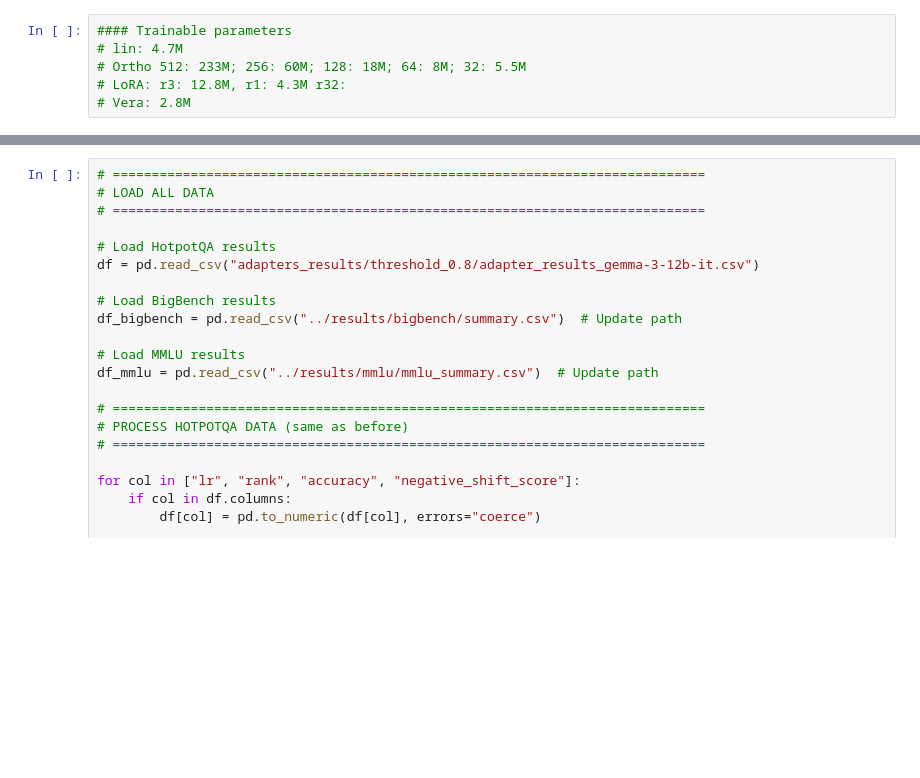
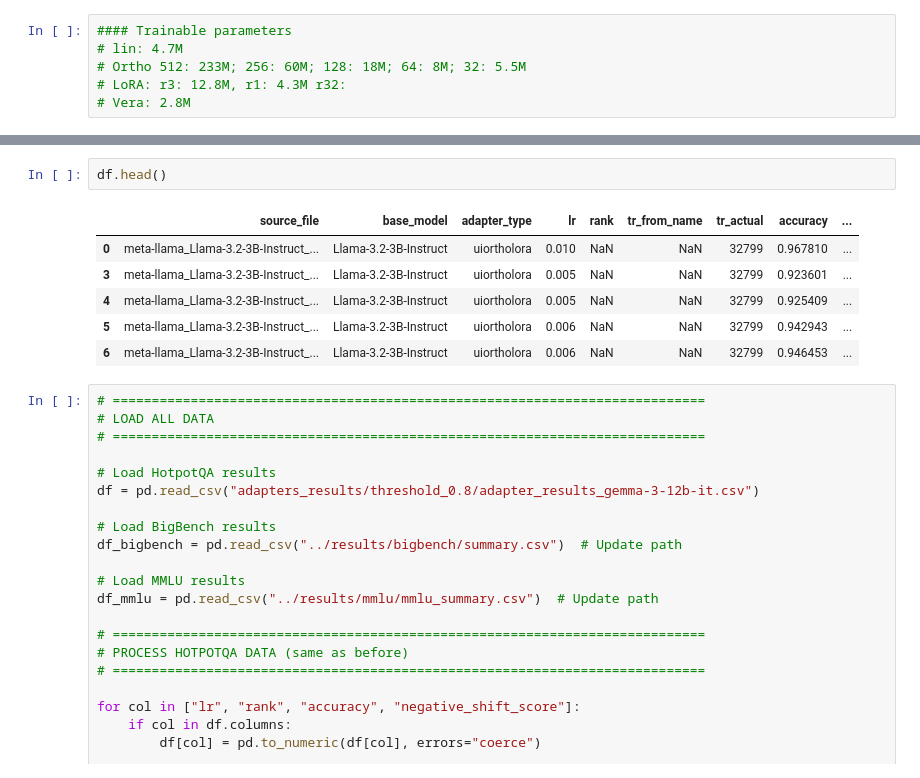
Before and after one commit to Guy-Bilitski/UIOrthoLoRA, a Jupyter notebook: notebooks/tuner_knowledge/src/analysis/analyze_intrinsic.ipynb, the cells around one changed output, grey strips where cells are left out. Saved outputs shown, nothing was run; the diff lists cells and outputs as text; blank space fills up the shorter version.

```diff
--- a/notebooks/tuner_knowledge/src/analysis/analyze_intrinsic.ipynb
+++ b/notebooks/tuner_knowledge/src/analysis/analyze_intrinsic.ipynb
@@ -209,3 +404,12 @@ plt.show()
+# %%
+df.head()
+# %% [output]
+|  | source_file | base_model | adapter_type | lr | rank | tr_from_name | tr_actual | accuracy | ... |
+| 0 | meta-llama_Llama-3.2-3B-Instruct_... | Llama-3.2-3B-Instruct | uiortholora | 0.010 | NaN | NaN | 32799 | 0.967810 | ... |
+| 3 | meta-llama_Llama-3.2-3B-Instruct_... | Llama-3.2-3B-Instruct | uiortholora | 0.005 | NaN | NaN | 32799 | 0.923601 | ... |
+| 4 | meta-llama_Llama-3.2-3B-Instruct_... | Llama-3.2-3B-Instruct | uiortholora | 0.005 | NaN | NaN | 32799 | 0.925409 | ... |
+| 5 | meta-llama_Llama-3.2-3B-Instruct_... | Llama-3.2-3B-Instruct | uiortholora | 0.006 | NaN | NaN | 32799 | 0.942943 | ... |
+| 6 | meta-llama_Llama-3.2-3B-Instruct_... | Llama-3.2-3B-Instruct | uiortholora | 0.006 | NaN | NaN | 32799 | 0.946453 | ... |
 # %%
 # ============================================================================
 # LOAD ALL DATA
```
Also changed, not shown: parts of 2 cells of this notebook, 10 other files.
